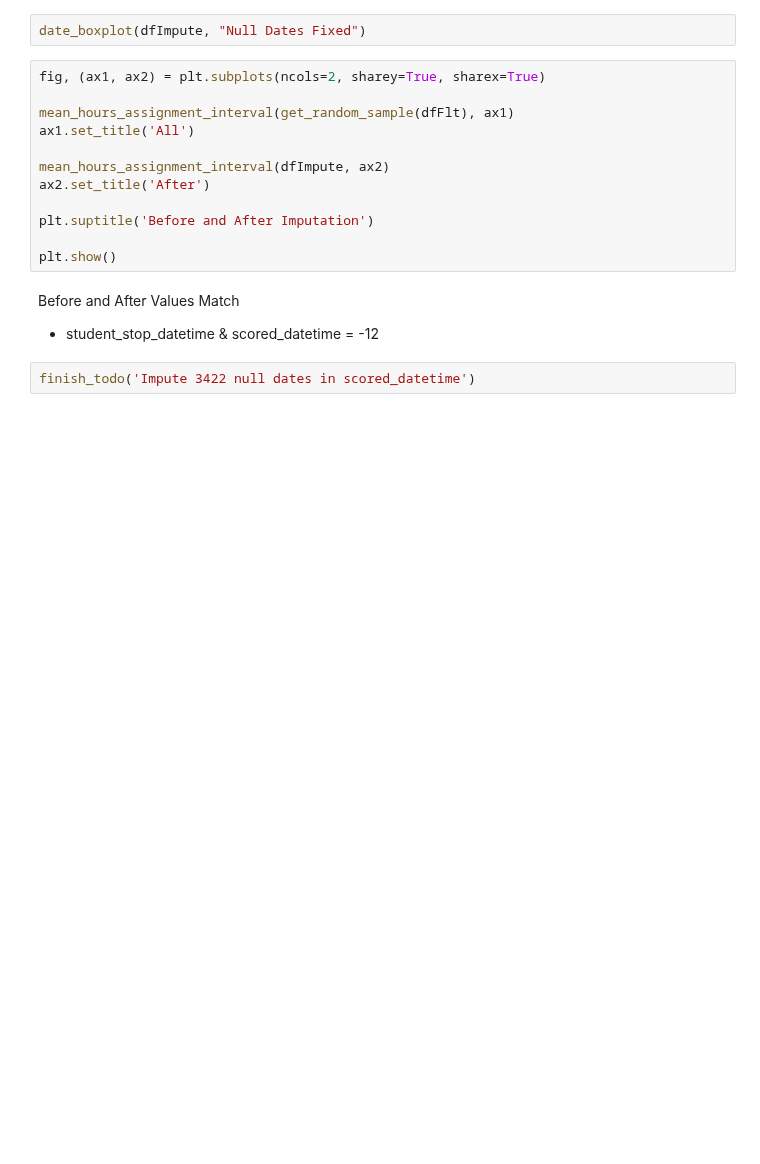
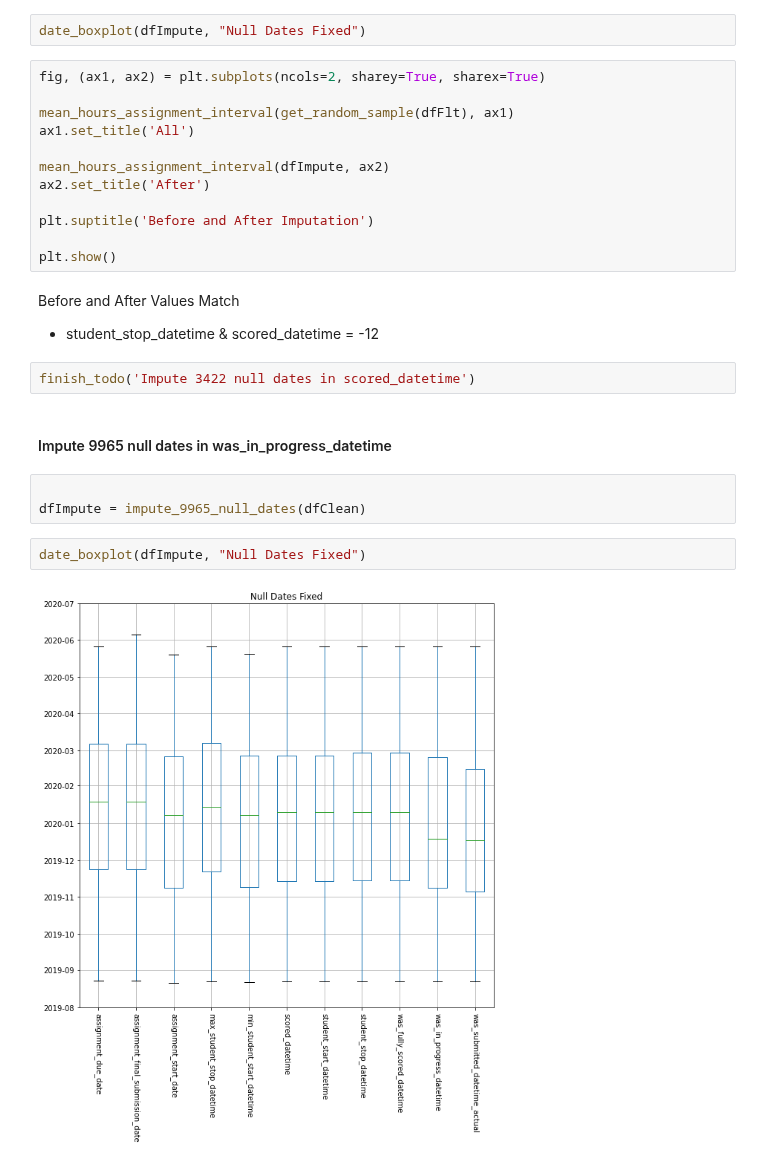
Before and after one commit to dlhinkley/c772-capstone-project, a Jupyter notebook: jupyter/03-cleaning.ipynb, the cells around one changed output. Saved outputs shown, nothing was run; the diff lists cells and outputs as text; blank space fills up the shorter version.

```diff
--- a/jupyter/03-cleaning.ipynb
+++ b/jupyter/03-cleaning.ipynb
@@ -190,3 +193,12 @@ Before and After Values Match
 - student_stop_datetime  & scored_datetime = -12
 # %%
 finish_todo('Impute 3422 null dates in scored_datetime')
+# %% [markdown]
+#### Impute 9965 null dates in was_in_progress_datetime
+# %%
+
+dfImpute = impute_9965_null_dates(dfClean)
+# %%
+date_boxplot(dfImpute, "Null Dates Fixed")
+# %% [output]
+[figure, added]
```
Also changed, not shown: parts of 4 cells of this notebook, 5 other files.
